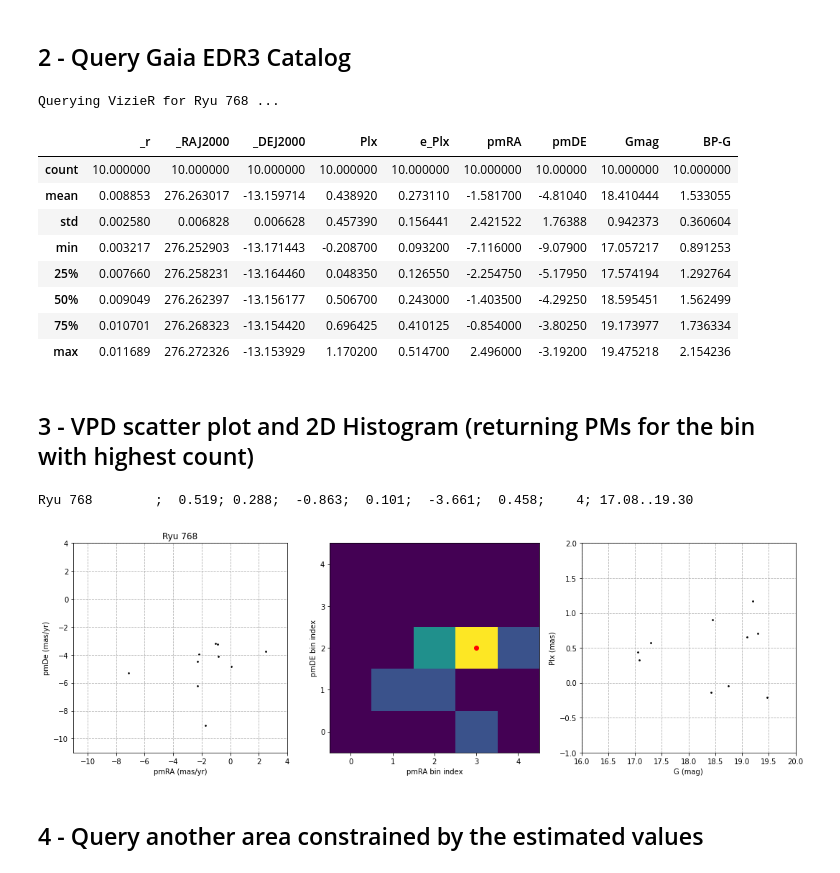
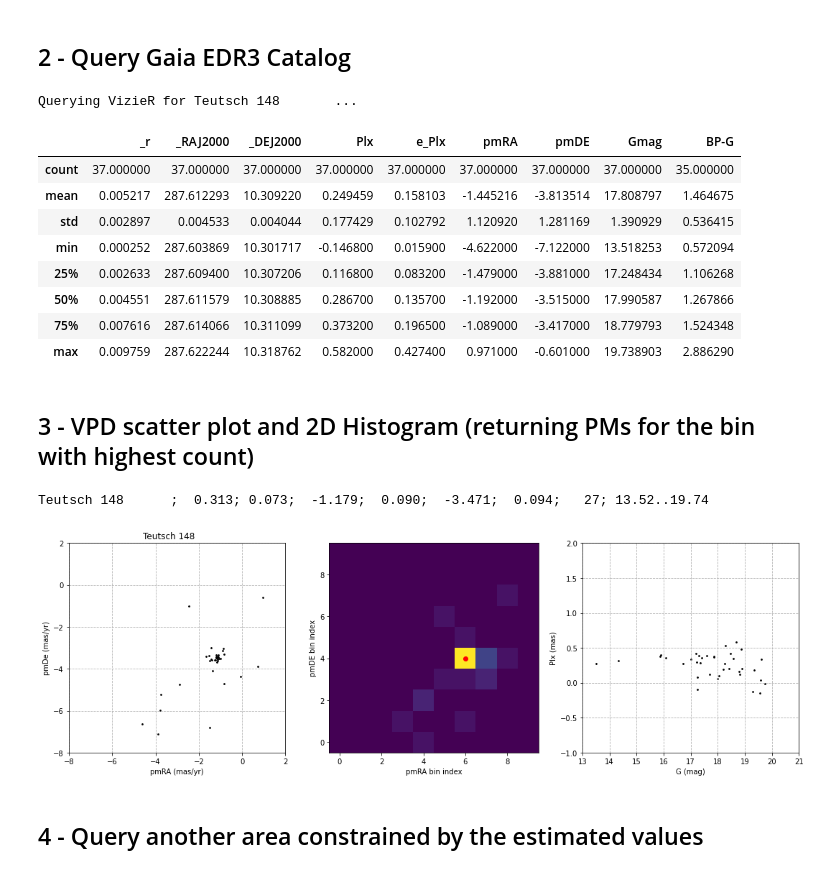
Before and after one commit to balessi/GaiaDR2clusters, a Jupyter notebook: code/GaiaEDR3_Star_Clusters_Pipeline.ipynb, the cells around one changed output. Saved outputs shown, nothing was run; the diff lists cells and outputs as text; code cells hidden in the pictures.

```diff
--- a/code/GaiaEDR3_Star_Clusters_Pipeline.ipynb
+++ b/code/GaiaEDR3_Star_Clusters_Pipeline.ipynb
@@ -59,12 +59,13 @@ def convert(_ra, _dec, diam):
     c = SkyCoord(ra, dec, frame='icrs')
     return c.ra.value, c.dec.value, diam / 120
 
-filters = {'Plx' : '-0.3..5.5', 'e_Plx' : '<2', 'pmRA' : '-10..10', 'pmDE' : '-10..-3', 'Gmag' : '<19.5'}
+filters = {'Plx' : '-0.3..2', 'e_Plx' : '<0.8', 'pmRA' : '-10..10', 'pmDE' : '-10..10', 'Gmag' : '<19.75'}
 
 # PUT THE INPUT HERE IF YOU WANT TO ENTER SEXAGESIMAL COORDINATES AND DIAM IN ARCMIN
 #cl_name, cl_ra_sexa, cl_de_sexa, diam_arcmin = 'Alessi_62', '18 56 06.2', '+21 35 49', 36
 
-cl_name, cl_ra_sexa, cl_de_sexa, diam_arcmin = 'Ryu 768',     '18 25 03.0', '-13 09 43', 1.5 #3780
+cl_name, cl_ra_sexa, cl_de_sexa, diam_arcmin = 'Teutsch 148      ', '19 10 27.0', '+10 18 34',   1.2
+
 
 cl_ra, cl_de, radius = convert(cl_ra_sexa, cl_de_sexa, diam_arcmin)
 
@@ -87,33 +88,33 @@ cl_ra, cl_de, radius = convert(cl_ra_sexa, cl_de_sexa, diam_arcmin)
 df = query(cl_name, cl_ra, cl_de, radius, filters)
 #df.head
 # %% [output]
-Querying VizieR for Ryu 768 ...
+Querying VizieR for Teutsch 148       ...
 |  | _r | _RAJ2000 | _DEJ2000 | Plx | e_Plx | pmRA | pmDE | Gmag | BP-G |
-| count | 10.000000 | 10.000000 | 10.000000 | 10.000000 | 10.000000 | 10.000000 | 10.00000 | 10.000000 | 10.000000 |
-| mean | 0.008853 | 276.263017 | -13.159714 | 0.438920 | 0.273110 | -1.581700 | -4.81040 | 18.410444 | 1.533055 |
-| std | 0.002580 | 0.006828 | 0.006628 | 0.457390 | 0.156441 | 2.421522 | 1.76388 | 0.942373 | 0.360604 |
-| min | 0.003217 | 276.252903 | -13.171443 | -0.208700 | 0.093200 | -7.116000 | -9.07900 | 17.057217 | 0.891253 |
-| 25% | 0.007660 | 276.258231 | -13.164460 | 0.048350 | 0.126550 | -2.254750 | -5.17950 | 17.574194 | 1.292764 |
-| 50% | 0.009049 | 276.262397 | -13.156177 | 0.506700 | 0.243000 | -1.403500 | -4.29250 | 18.595451 | 1.562499 |
-| 75% | 0.010701 | 276.268323 | -13.154420 | 0.696425 | 0.410125 | -0.854000 | -3.80250 | 19.173977 | 1.736334 |
-| max | 0.011689 | 276.272326 | -13.153929 | 1.170200 | 0.514700 | 2.496000 | -3.19200 | 19.475218 | 2.154236 |
+| count | 37.000000 | 37.000000 | 37.000000 | 37.000000 | 37.000000 | 37.000000 | 37.000000 | 37.000000 | 35.000000 |
+| mean | 0.005217 | 287.612293 | 10.309220 | 0.249459 | 0.158103 | -1.445216 | -3.813514 | 17.808797 | 1.464675 |
+| std | 0.002897 | 0.004533 | 0.004044 | 0.177429 | 0.102792 | 1.120920 | 1.281169 | 1.390929 | 0.536415 |
+| min | 0.000252 | 287.603869 | 10.301717 | -0.146800 | 0.015900 | -4.622000 | -7.122000 | 13.518253 | 0.572094 |
+| 25% | 0.002633 | 287.609400 | 10.307206 | 0.116800 | 0.083200 | -1.479000 | -3.881000 | 17.248434 | 1.106268 |
+| 50% | 0.004551 | 287.611579 | 10.308885 | 0.286700 | 0.135700 | -1.192000 | -3.515000 | 17.990587 | 1.267866 |
+| 75% | 0.007616 | 287.614066 | 10.311099 | 0.373200 | 0.196500 | -1.089000 | -3.417000 | 18.779793 | 1.524348 |
+| max | 0.009759 | 287.622244 | 10.318762 | 0.582000 | 0.427400 | 0.971000 | -0.601000 | 19.738903 | 2.886290 |
 # %% [markdown]
 ## 3 - VPD scatter plot and 2D Histogram (returning PMs for the bin with highest count)
 # %%
 ## determine limits for dimensioning the VPD
 def pm_limits(pmras, pmdes):
-    max_pm = ceil(np.max([np.max(pmras), np.max(pmdes)]) + 1)
-    min_pm = floor(np.min([np.min(pmras), np.min(pmdes)]) - 1)
+    max_pm = ceil(np.max([np.max(pmras), np.max(pmdes)])+0.5)
+    min_pm = floor(np.min([np.min(pmras), np.min(pmdes)])-0.5)
     return min_pm, max_pm
 
 def plx_limits(plxs):
-    max_plx = ceil(np.max(plxs) + 0.25)
-    min_plx = floor(np.min(plxs))
+    max_plx = ceil(np.max(plxs)+0.5)
+    min_plx = floor(np.min(plxs)-0.5)
     return min_plx, max_plx
 
 def mag_limits(gmags):
-    max_gmag = ceil(np.max(gmags) + 0.5)
-    min_gmag = floor(np.min(gmags) - 0.5)
+    max_gmag = ceil(np.max(gmags)+0.5)
+    min_gmag = floor(np.min(gmags)-0.5)
     return min_gmag, max_gmag
 
 # Build a VPD (Vector Proper Motion Diagram) scatter plot
@@ -131,7 +132,7 @@ def plot_VPD(data, title):
     plt.scatter(xs, ys, s=3, color='black')
 
 # Calculates the median parallax of the stars within <limit> of the estimated pms
-def calculate_estimates(data, est_pmra, est_pmde, limit = 1.5):
+def calculate_estimates(data, est_pmra, est_pmde, limit = 1.25):
     def filter_pms(pmra, pmde):
         return (abs(est_pmra - pmra) < limit) and (abs(est_pmde - pmde) < limit)
     filter_fn = lambda x: filter_pms(x['pmRA'], x['pmDE'])
@@ -147,7 +148,7 @@ def calculate_estimates(data, est_pmra, est_pmde, limit = 1.5):
     return data, plx, err_plx, pmra, err_pmra, pmde, err_pmde, gmin, gmax, len(plxs)
 
 # Build 2D histogram for proper motions and returns average PMs for the bin with the highest count
-def plot_pm_hist(data, num_bins = 5):
+def plot_pm_hist(data, num_bins = 10):
     xs = data['pmRA']
     ys = data['pmDE']
     min_pm, max_pm = pm_limits(xs, ys)
@@ -170,35 +171,35 @@ def plot_mag_par(data):
     gmags = data['Gmag']
     min_gmag, max_gmag = mag_limits(gmags)
     min_plx, max_plx = plx_limits(plxs)
     xs, ys = gmags, plxs
     plt.xlabel('G (mag)')
     plt.ylabel('Plx (mas)')
     plt.xlim(min_gmag, max_gmag)
     plt.ylim(min_plx, max_plx)
     plt.grid(True, linestyle='dashed')
     plt.scatter(xs, ys, s=3, color='black')
 
 # plot both graphics side-by-side
 def plot_step1(data, cl_name):
     fig = plt.figure(figsize=(15,5))
     plt.subplot(131)
     plot_VPD(data, cl_name)
     plt.subplot(132)
     stars, plx, err_plx, pmra, err_pmra, pmde, err_pmde, gmin, gmax, n = plot_pm_hist(data)
     plt.subplot(133)
     plot_mag_par(data)
     plt.tight_layout()
     return stars, plx, err_plx, pmra, err_pmra, pmde, err_pmde, gmin, gmax, n
 
 stars, est_plx, err_plx, est_pmRA, err_pmRA, est_pmDe, err_pmDe, gmin, gmax, n = plot_step1(df, cl_name)
 #estimates = f'{cl_name:<15}; {cl_ra:9.6f}; {cl_de:+9.6f}; {radius:8.5f};  '
 estimates = f'{cl_name:<15};  '
 estimates += f'{est_plx:5.3f}; {err_plx:5.3f}; {est_pmRA:7.3f};{err_pmRA:7.3f}; {est_pmDe:7.3f};{err_pmDe:7.3f};'
 estimates += f'{n:>5}; {gmin:5.2f}..{gmax:5.2f}'
 print(estimates)
 # %% [output]
-Ryu 768        ;  0.519; 0.288;  -0.863;  0.101;  -3.661;  0.458;    4; 17.08..19.30
+Teutsch 148      ;  0.313; 0.073;  -1.179;  0.090;  -3.471;  0.094;   27; 13.52..19.74
-[figure, old version]
+[figure, new version]
 # %% [markdown]
 ## 4 - Query another area constrained by the estimated values
 # %%
```
Also changed, not shown: parts of 3 cells of this notebook.
